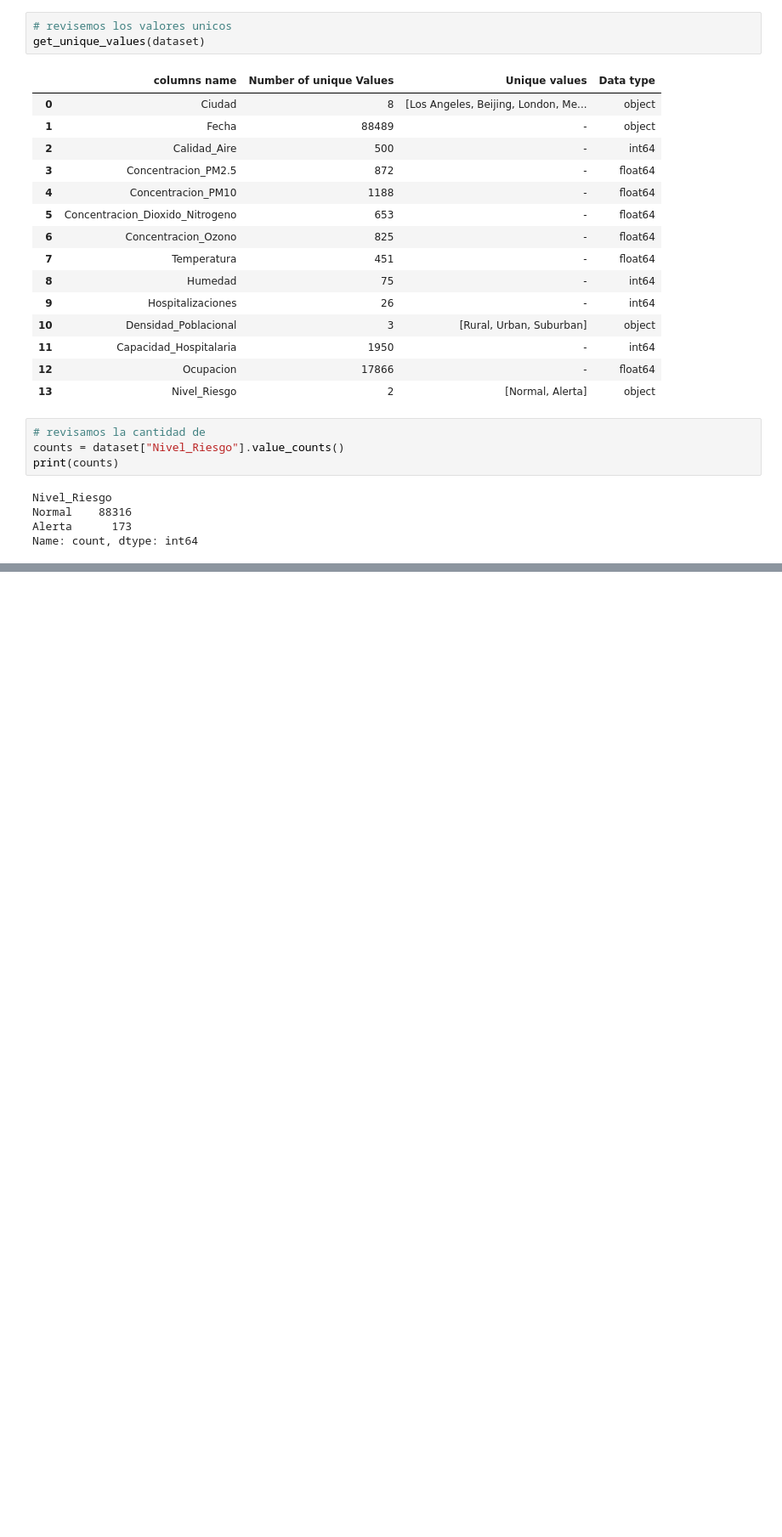
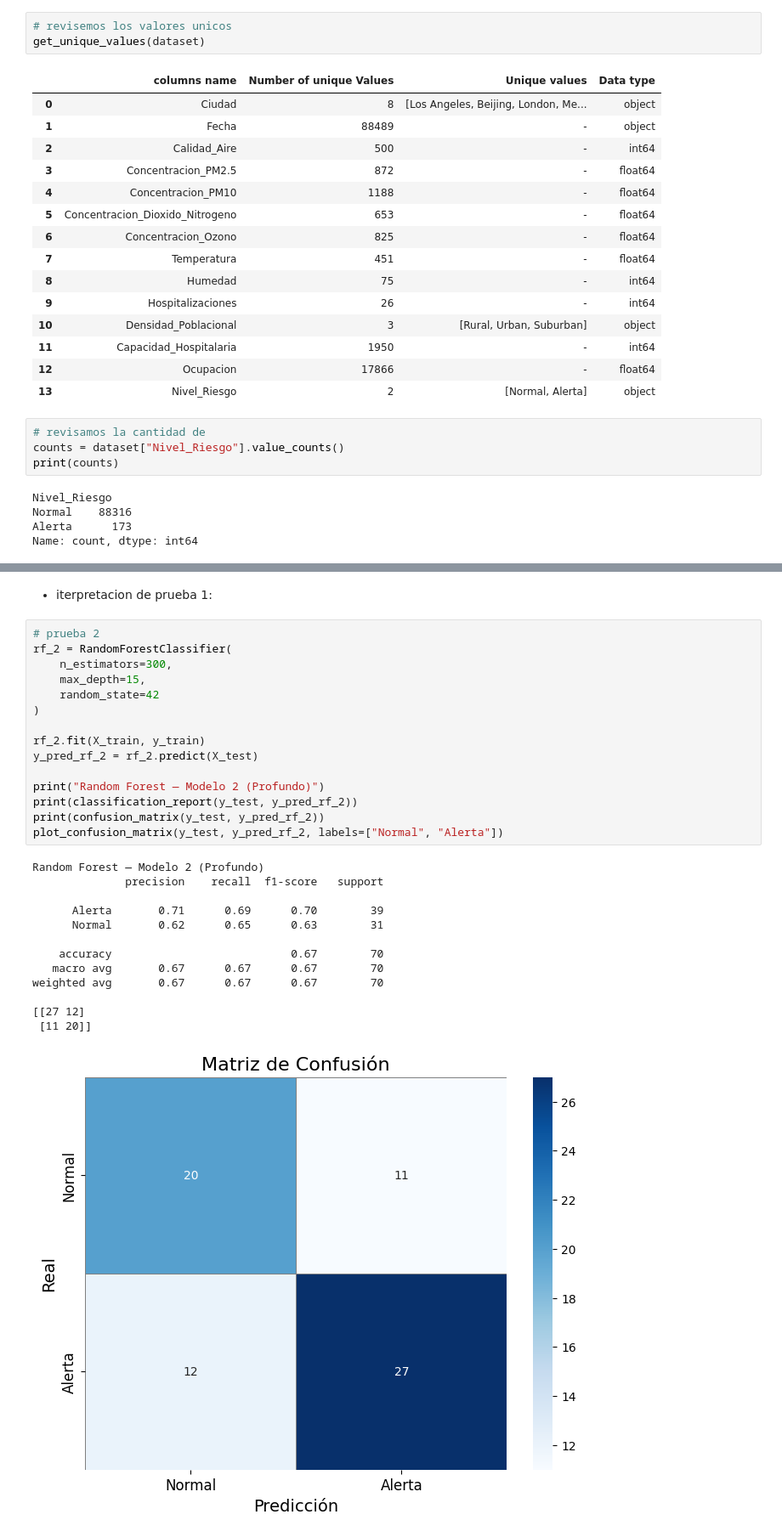
Before and after one commit to AlejandroAvila43/MineriaDeDatos, a Jupyter notebook: Air quality/AirQuality.ipynb, the cells around one changed output, grey strips where cells are left out. Shown at 85% size. Cells and saved outputs as stored; diff of their text form; blank space fills up the shorter version.

```diff
--- a/Air quality/AirQuality.ipynb
+++ b/Air quality/AirQuality.ipynb
@@ -440,0 +527,31 @@ Como bien sabemosel radom forest sirve para hacer clasificasiones a base de arbo
+# %% [markdown]
+- iterpretacion de prueba 1:
+# %%
+# prueba 2
+rf_2 = RandomForestClassifier(
+    n_estimators=300,
+    max_depth=15,
+    random_state=42
+)
+
+rf_2.fit(X_train, y_train)
+y_pred_rf_2 = rf_2.predict(X_test)
+
+print("Random Forest — Modelo 2 (Profundo)")
+print(classification_report(y_test, y_pred_rf_2))
+print(confusion_matrix(y_test, y_pred_rf_2))
+plot_confusion_matrix(y_test, y_pred_rf_2, labels=["Normal", "Alerta"])
+# %% [output]
+Random Forest — Modelo 2 (Profundo)
+              precision    recall  f1-score   support
+
+      Alerta       0.71      0.69      0.70        39
+      Normal       0.62      0.65      0.63        31
+
+    accuracy                           0.67        70
+   macro avg       0.67      0.67      0.67        70
+weighted avg       0.67      0.67      0.67        70
+
+[[27 12]
+ [11 20]]
+[figure, added]
```
Also changed, not shown: parts of 10 cells of this notebook.
